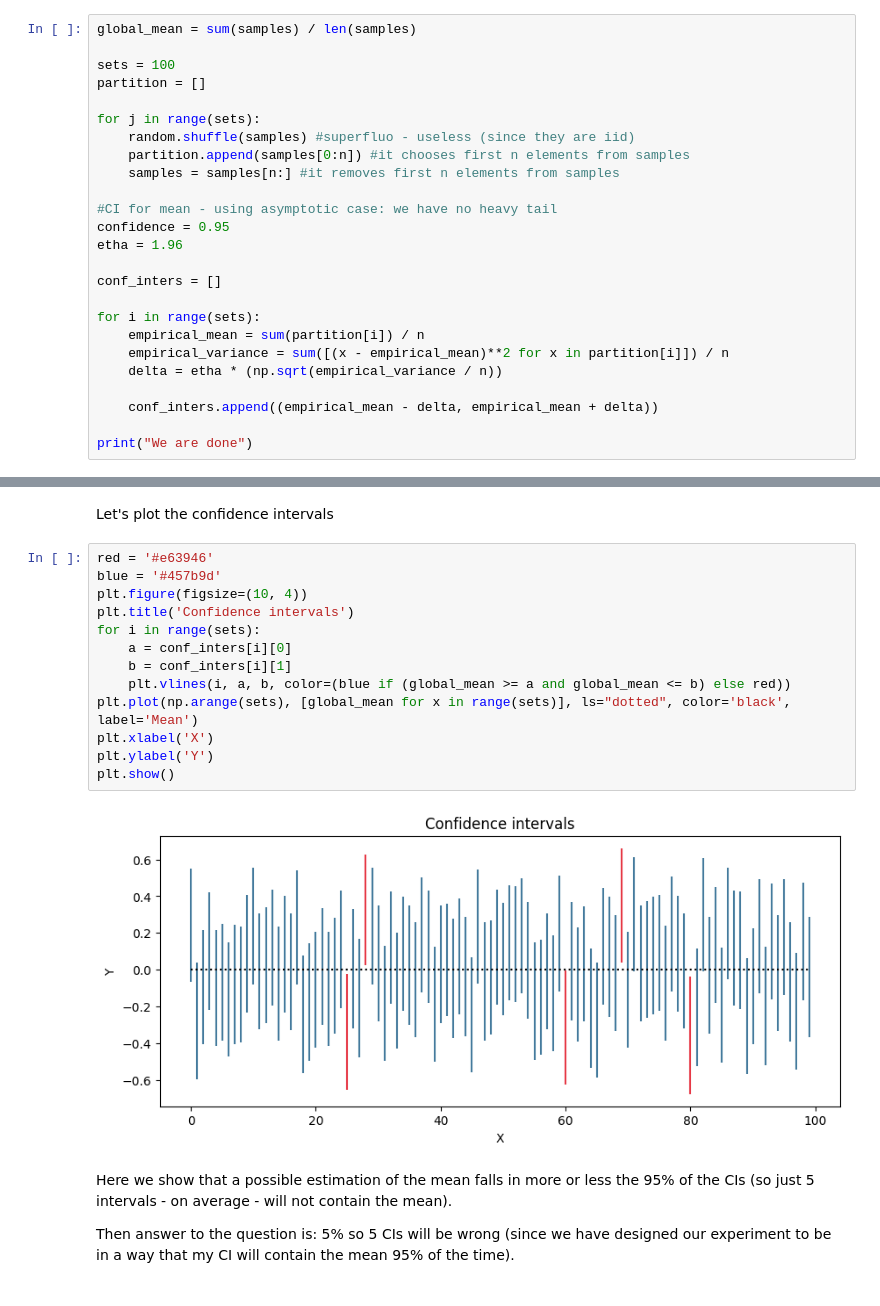
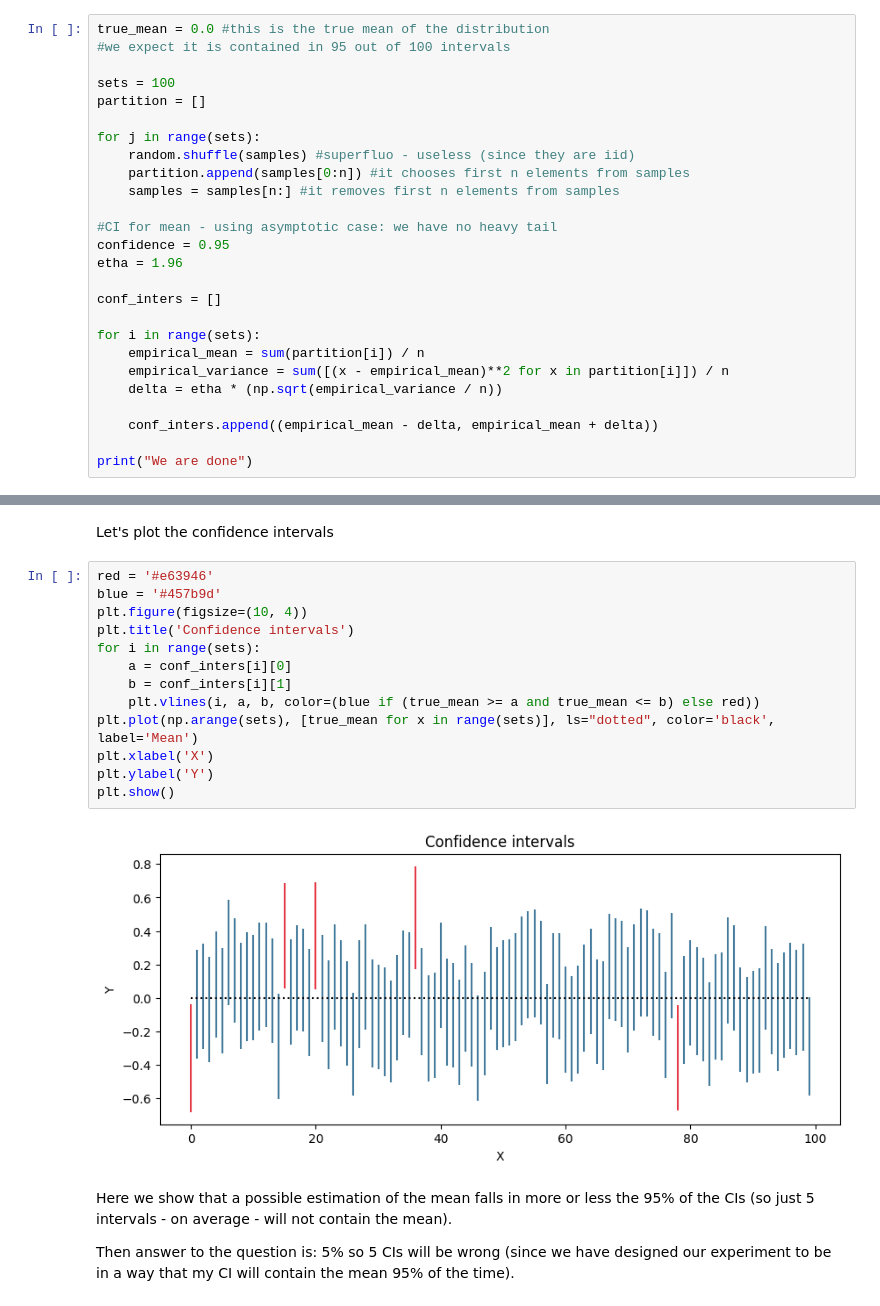
Before and after one commit to gabri17/ASSIGNMENTS, a Jupyter notebook: assignment-2/final/delivery/exercise_2.ipynb, the cells around one changed output, grey strips where cells are left out. Saved outputs shown, nothing was run; the diff lists cells and outputs as text.

```diff
--- a/assignment-2/final/exercise_2.ipynb
+++ b/assignment-2/final/delivery/exercise_2.ipynb
@@ -199,7 +202,8 @@ Now we are computing multiple CI for the previous metrics, using the asymptotic
 
 Since our confidence level is set at 95%, we are showing that the 5% of the CI will not contain the true mean.
 # %%
-global_mean = sum(samples) / len(samples)
+true_mean = 0.0 #this is the true mean of the distribution
+#we expect it is contained in 95 out of 100 intervals
 
 sets = 100
 partition = []
@@ -230,18 +234,18 @@ Let's plot the confidence intervals
 # %%
 red = '#e63946'
 blue = '#457b9d'
 plt.figure(figsize=(10, 4))
 plt.title('Confidence intervals')
 for i in range(sets):
     a = conf_inters[i][0]
     b = conf_inters[i][1]
-    plt.vlines(i, a, b, color=(blue if (global_mean >= a and global_mean <= b) else red))
-plt.plot(np.arange(sets), [global_mean for x in range(sets)], ls="dotted", color='black', label='Mean')
+    plt.vlines(i, a, b, color=(blue if (true_mean >= a and true_mean <= b) else red))
+plt.plot(np.arange(sets), [true_mean for x in range(sets)], ls="dotted", color='black', label='Mean')
 plt.xlabel('X')
 plt.ylabel('Y')
 plt.show()
 # %% [output]
-[figure, old version]
+[figure, new version]
 # %% [markdown]
 Here we show that a possible estimation of the mean falls in more or less the 95% of the CIs (so just 5 intervals - on average - will not contain the mean).
 
```
Also changed, not shown: parts of 3 cells of this notebook, 11 other files.
